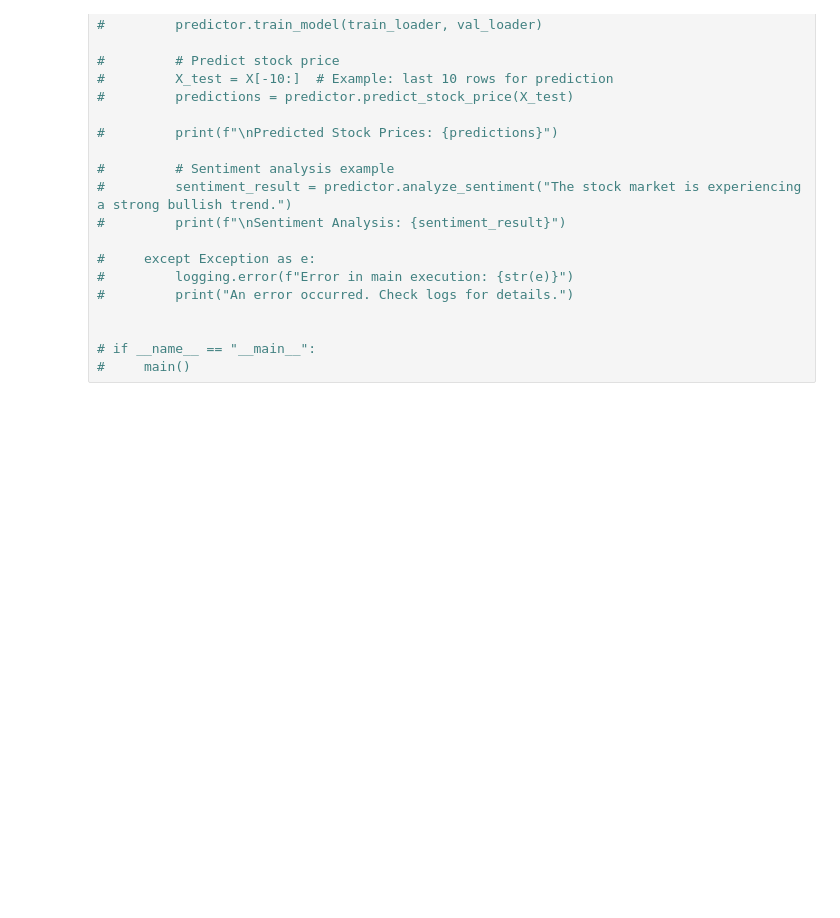
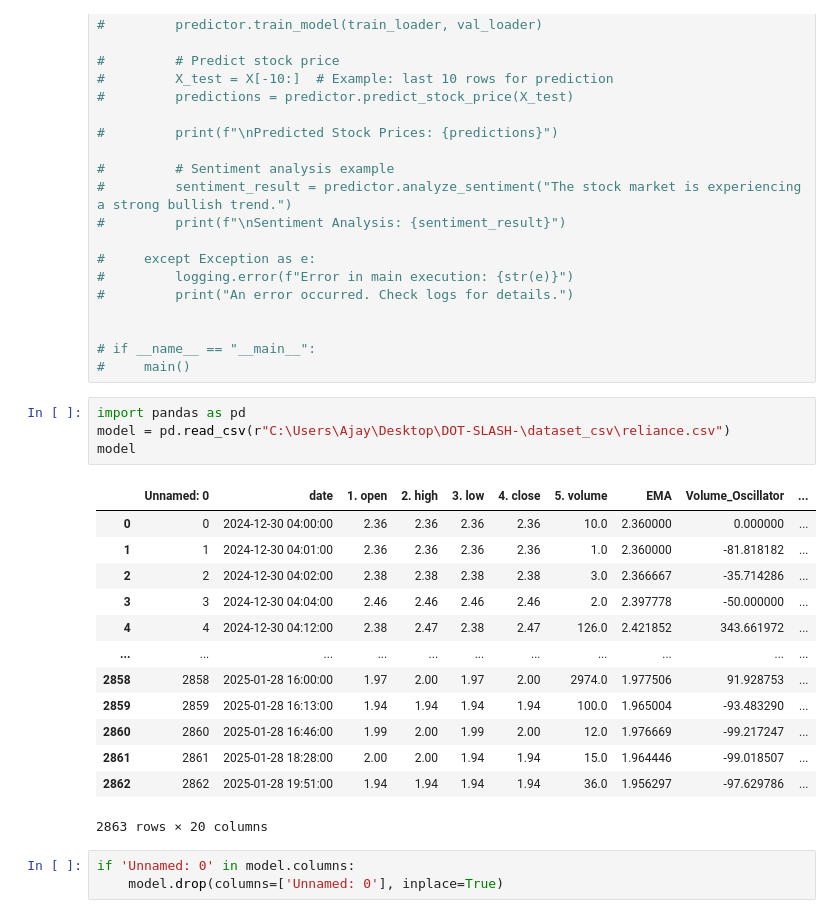
Before and after one commit to KULTHEOM/DOT-SLASH-, a Jupyter notebook: Model_tanmay.ipynb, the cells around one changed output. Saved outputs shown, nothing was run; the diff lists cells and outputs as text; blank space fills up the shorter version.

```diff
--- a/Model_tanmay.ipynb
+++ b/Model_tanmay.ipynb
@@ -277,3 +277,24 @@ Lets Begin amigos!!!
 
 # if __name__ == "__main__":
 #     main()
+# %%
+import pandas as pd
+model = pd.read_csv(r"C:\Users\Ajay\Desktop\DOT-SLASH-\dataset_csv\reliance.csv")
+model
+# %% [output]
+|  | Unnamed: 0 | date | 1. open | 2. high | 3. low | 4. close | 5. volume | EMA | Volume_Oscillator | ... |
+| 0 | 0 | 2024-12-30 04:00:00 | 2.36 | 2.36 | 2.36 | 2.36 | 10.0 | 2.360000 | 0.000000 | ... |
+| 1 | 1 | 2024-12-30 04:01:00 | 2.36 | 2.36 | 2.36 | 2.36 | 1.0 | 2.360000 | -81.818182 | ... |
+| 2 | 2 | 2024-12-30 04:02:00 | 2.38 | 2.38 | 2.38 | 2.38 | 3.0 | 2.366667 | -35.714286 | ... |
+| 3 | 3 | 2024-12-30 04:04:00 | 2.46 | 2.46 | 2.46 | 2.46 | 2.0 | 2.397778 | -50.000000 | ... |
+| 4 | 4 | 2024-12-30 04:12:00 | 2.38 | 2.47 | 2.38 | 2.47 | 126.0 | 2.421852 | 343.661972 | ... |
+| ... | ... | ... | ... | ... | ... | ... | ... | ... | ... | ... |
+| 2858 | 2858 | 2025-01-28 16:00:00 | 1.97 | 2.00 | 1.97 | 2.00 | 2974.0 | 1.977506 | 91.928753 | ... |
+| 2859 | 2859 | 2025-01-28 16:13:00 | 1.94 | 1.94 | 1.94 | 1.94 | 100.0 | 1.965004 | -93.483290 | ... |
+| 2860 | 2860 | 2025-01-28 16:46:00 | 1.99 | 2.00 | 1.99 | 2.00 | 12.0 | 1.976669 | -99.217247 | ... |
+| 2861 | 2861 | 2025-01-28 18:28:00 | 2.00 | 2.00 | 1.94 | 1.94 | 15.0 | 1.964446 | -99.018507 | ... |
+| 2862 | 2862 | 2025-01-28 19:51:00 | 1.94 | 1.94 | 1.94 | 1.94 | 36.0 | 1.956297 | -97.629786 | ... |
+2863 rows × 20 columns
+# %%
+if 'Unnamed: 0' in model.columns:
+    model.drop(columns=['Unnamed: 0'], inplace=True)
```
Also changed, not shown: parts of 5 cells of this notebook.
